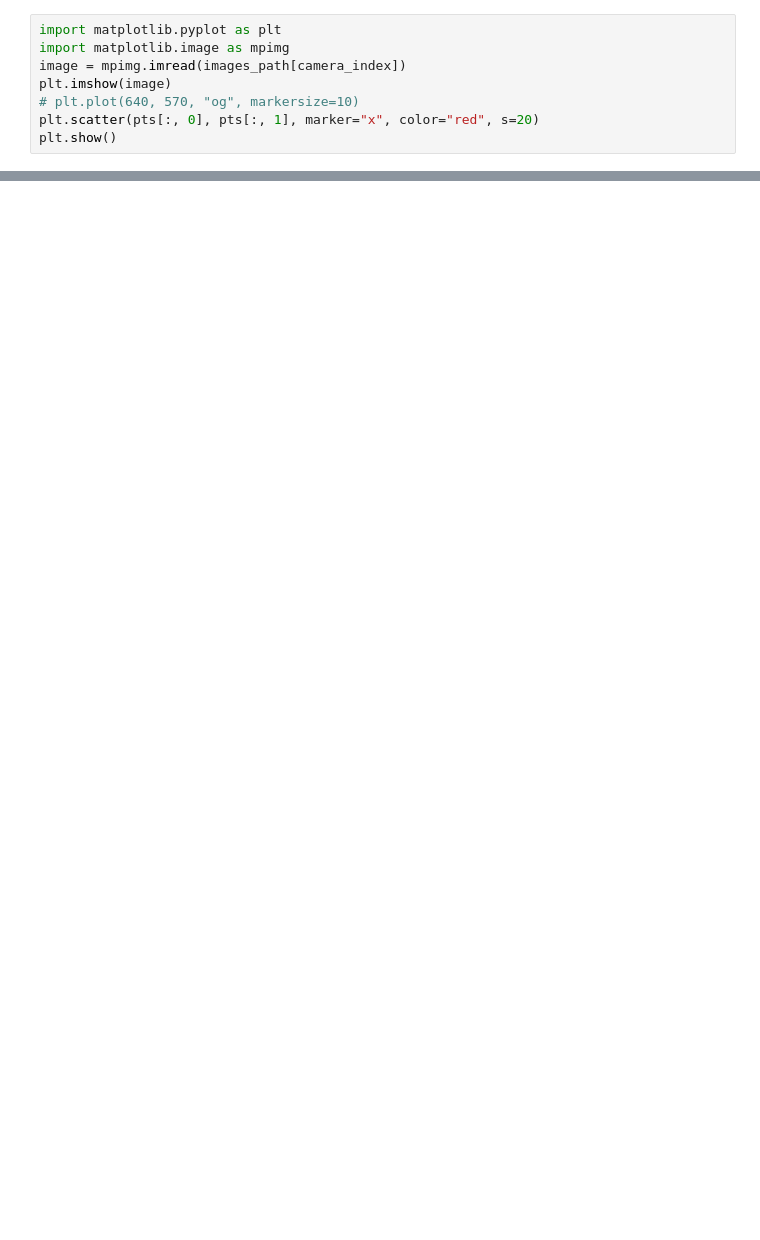
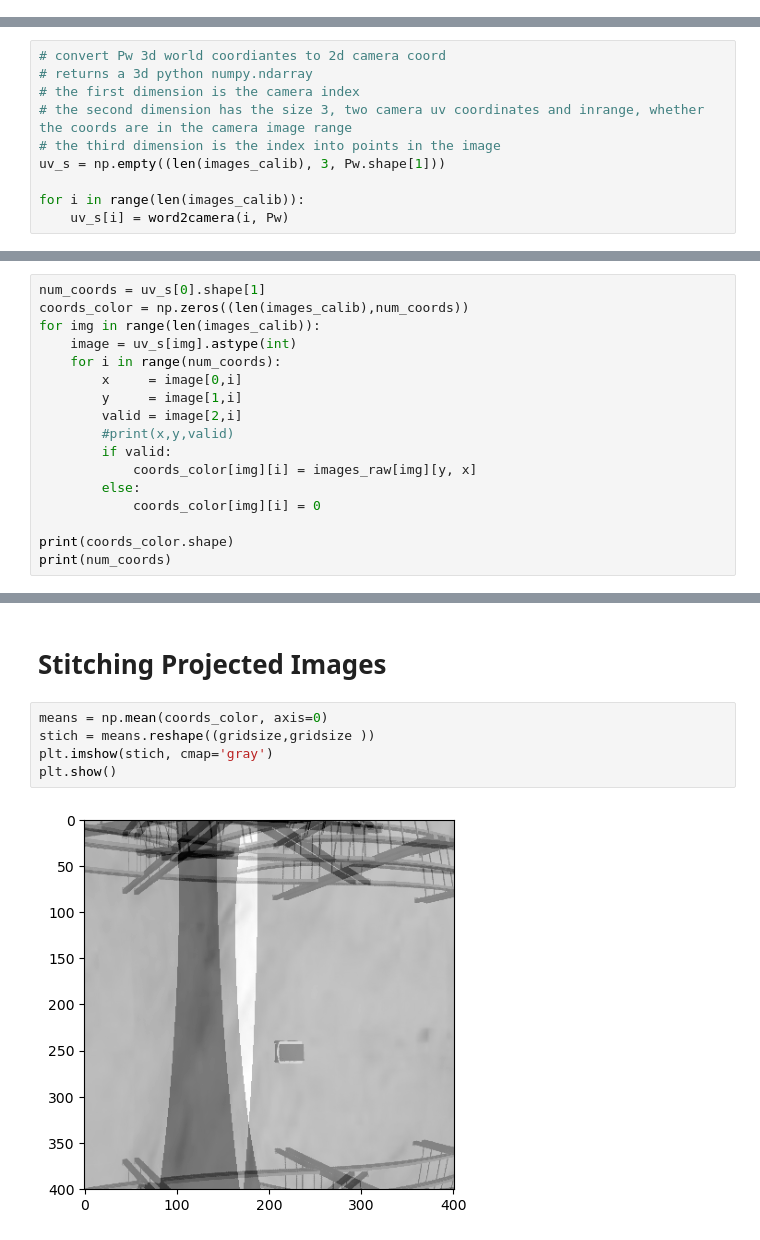
Before and after one commit to ebadi/SIMLAN, a Jupyter notebook: processing/projection.ipynb, the cells around one changed output, grey strips where cells are left out. Cells and saved outputs as stored; diff of their text form; blank space fills up the shorter version.

```diff
--- a/processing/projection.ipynb
+++ b/processing/projection.ipynb
@@ -203,8 +0,0 @@ pts.shape
-# %%
-import matplotlib.pyplot as plt
-import matplotlib.image as mpimg
-image = mpimg.imread(images_path[camera_index])
-plt.imshow(image)
-# plt.plot(640, 570, "og", markersize=10)
-plt.scatter(pts[:, 0], pts[:, 1], marker="x", color="red", s=20)
-plt.show()
@@ -212,0 +157,10 @@ plt.show()
+# %%
+# convert Pw 3d world coordiantes to 2d camera coord
+# returns a 3d python numpy.ndarray
+# the first dimension is the camera index
+# the second dimension has the size 3, two camera uv coordinates and inrange, whether the coords are in the camera image range
+# the third dimension is the index into points in the image
+uv_s = np.empty((len(images_calib), 3, Pw.shape[1]))
+
+for i in range(len(images_calib)):
+    uv_s[i] = word2camera(i, Pw)
@@ -212,0 +183,17 @@ plt.show()
+# %%
+num_coords = uv_s[0].shape[1]
+coords_color = np.zeros((len(images_calib),num_coords))
+for img in range(len(images_calib)):
+    image = uv_s[img].astype(int)
+    for i in range(num_coords):
+        x     = image[0,i]
+        y     = image[1,i]
+        valid = image[2,i]
+        #print(x,y,valid)
+        if valid:
+            coords_color[img][i] = images_raw[img][y, x]
+        else:
+            coords_color[img][i] = 0
+
+print(coords_color.shape)
+print(num_coords)
@@ -212,0 +203,9 @@ plt.show()
+# %% [markdown]
+# Stitching Projected Images
+# %%
+means = np.mean(coords_color, axis=0)
+stich = means.reshape((gridsize,gridsize ))
+plt.imshow(stich, cmap='gray')
+plt.show()
+# %% [output]
+[figure, added]
```
Also changed, not shown: parts of 35 cells of this notebook, 25 other files.
